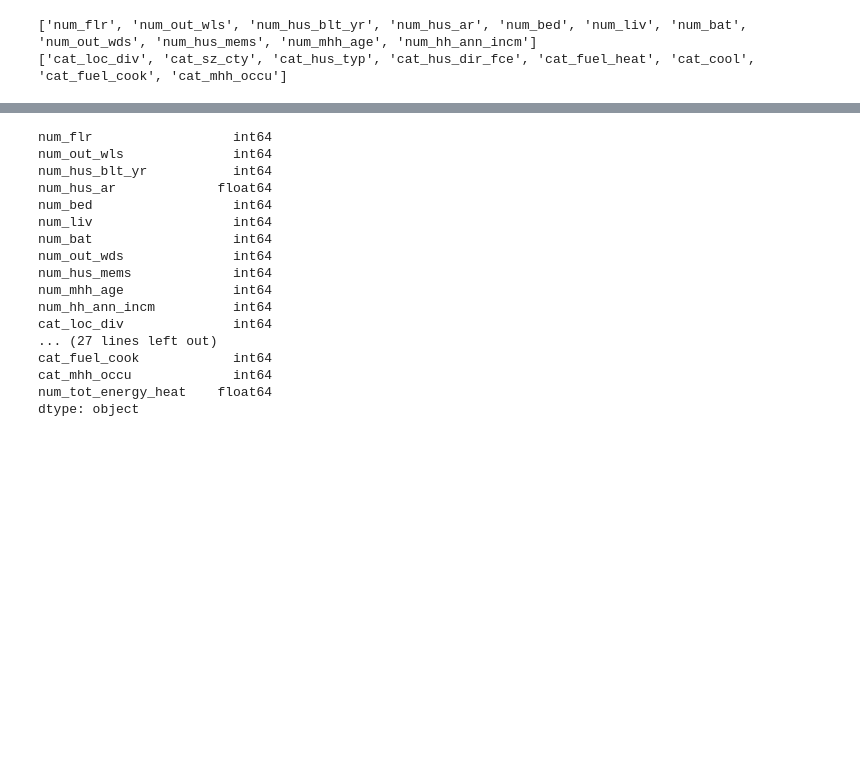
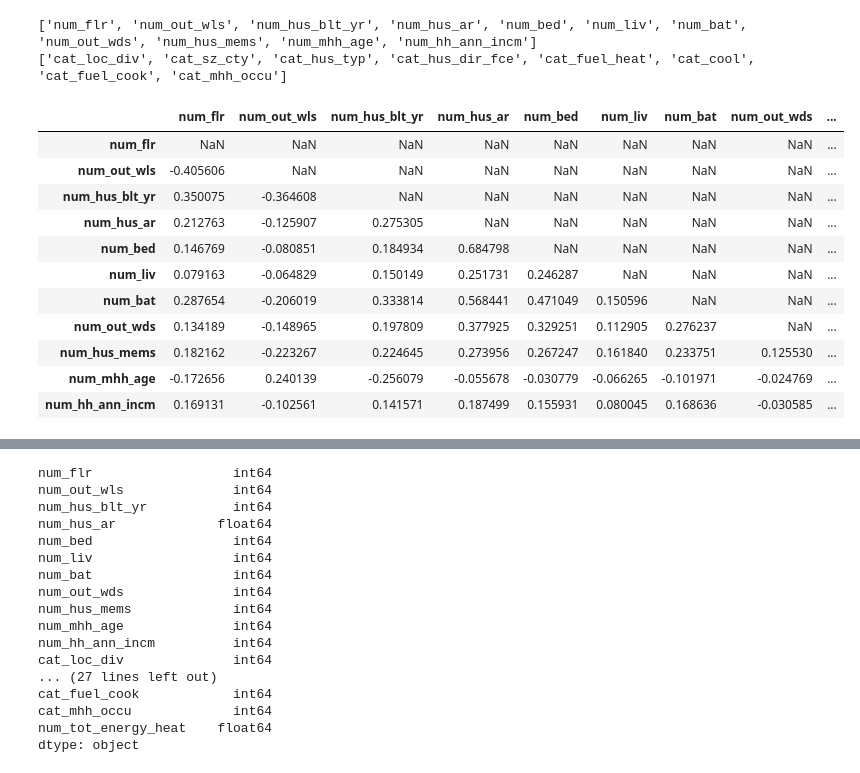
Before and after one commit to hosig0204/UCL_2021_BENV0091_Energy_Data_Analysis, a Jupyter notebook: 005_Linear_Regression_Lasso_CV.ipynb, the cells around one changed output, grey strips where cells are left out. Saved outputs shown, nothing was run; the diff lists cells and outputs as text; code cells hidden in the pictures; blank space fills up the shorter version.

Commit message:
Update correlation check

```diff
--- a/005_Linear_Regression_Lasso_CV.ipynb
+++ b/005_Linear_Regression_Lasso_CV.ipynb
@@ -17,3 +53,9 @@ import plotly.express as px
 # Paths for data files
 str_path_train_data = "./data/sKor_data_tot_train.csv"
 str_path_test_data = "./data/sKor_data_tot_test.csv"
+str_path_data_tot = "./data/sKor_data_tot.csv"
+# %%
+# Import merged data (total)
+df_raw_tot = pd.read_csv(str_path_data_tot, index_col= 0)
+print(df_raw_tot.shape)
+df_raw_tot.head(10)
@@ -74,3 +129,27 @@ print(lst_cols_cat)
 # %% [output]
 ['num_flr', 'num_out_wls', 'num_hus_blt_yr', 'num_hus_ar', 'num_bed', 'num_liv', 'num_bat', 'num_out_wds', 'num_hus_mems', 'num_mhh_age', 'num_hh_ann_incm']
 ['cat_loc_div', 'cat_sz_cty', 'cat_hus_typ', 'cat_hus_dir_fce', 'cat_fuel_heat', 'cat_cool', 'cat_fuel_cook', 'cat_mhh_occu']
+# %%
+# Need to check any correlations between numeric data.
+# Make correlation matrix.
+df_num_corr = df_raw_tot[lst_cols_num].corr()
+
+# Create mask matrix to remove lower triangular part.
+msk_low_triang = np.triu(np.ones_like(df_num_corr, dtype= bool))
+
+# Masked correlation matrix.
+df_num_corr = df_num_corr.mask(msk_low_triang)
+df_num_corr
+# %% [output]
+|  | num_flr | num_out_wls | num_hus_blt_yr | num_hus_ar | num_bed | num_liv | num_bat | num_out_wds | ... |
+| num_flr | NaN | NaN | NaN | NaN | NaN | NaN | NaN | NaN | ... |
+| num_out_wls | -0.405606 | NaN | NaN | NaN | NaN | NaN | NaN | NaN | ... |
+| num_hus_blt_yr | 0.350075 | -0.364608 | NaN | NaN | NaN | NaN | NaN | NaN | ... |
+| num_hus_ar | 0.212763 | -0.125907 | 0.275305 | NaN | NaN | NaN | NaN | NaN | ... |
+| num_bed | 0.146769 | -0.080851 | 0.184934 | 0.684798 | NaN | NaN | NaN | NaN | ... |
+| num_liv | 0.079163 | -0.064829 | 0.150149 | 0.251731 | 0.246287 | NaN | NaN | NaN | ... |
+| num_bat | 0.287654 | -0.206019 | 0.333814 | 0.568441 | 0.471049 | 0.150596 | NaN | NaN | ... |
+| num_out_wds | 0.134189 | -0.148965 | 0.197809 | 0.377925 | 0.329251 | 0.112905 | 0.276237 | NaN | ... |
+| num_hus_mems | 0.182162 | -0.223267 | 0.224645 | 0.273956 | 0.267247 | 0.161840 | 0.233751 | 0.125530 | ... |
+| num_mhh_age | -0.172656 | 0.240139 | -0.256079 | -0.055678 | -0.030779 | -0.066265 | -0.101971 | -0.024769 | ... |
+| num_hh_ann_incm | 0.169131 | -0.102561 | 0.141571 | 0.187499 | 0.155931 | 0.080045 | 0.168636 | -0.030585 | ... |
```
Also changed, not shown: parts of 7 cells of this notebook.
